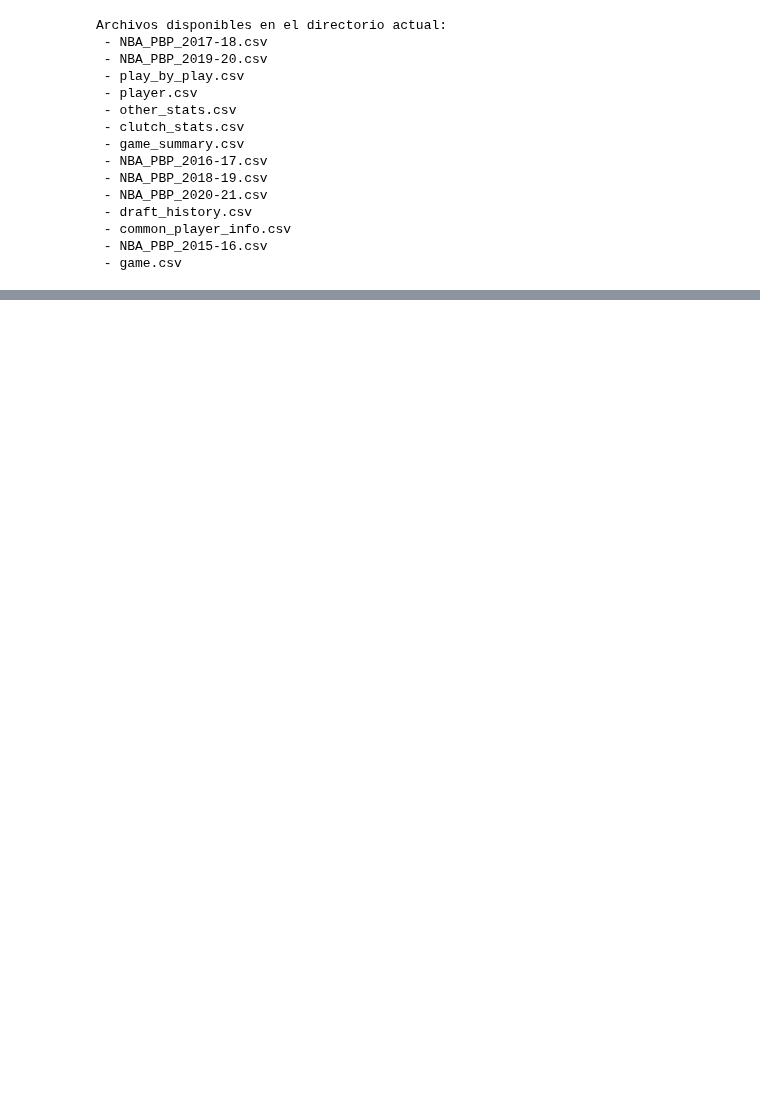
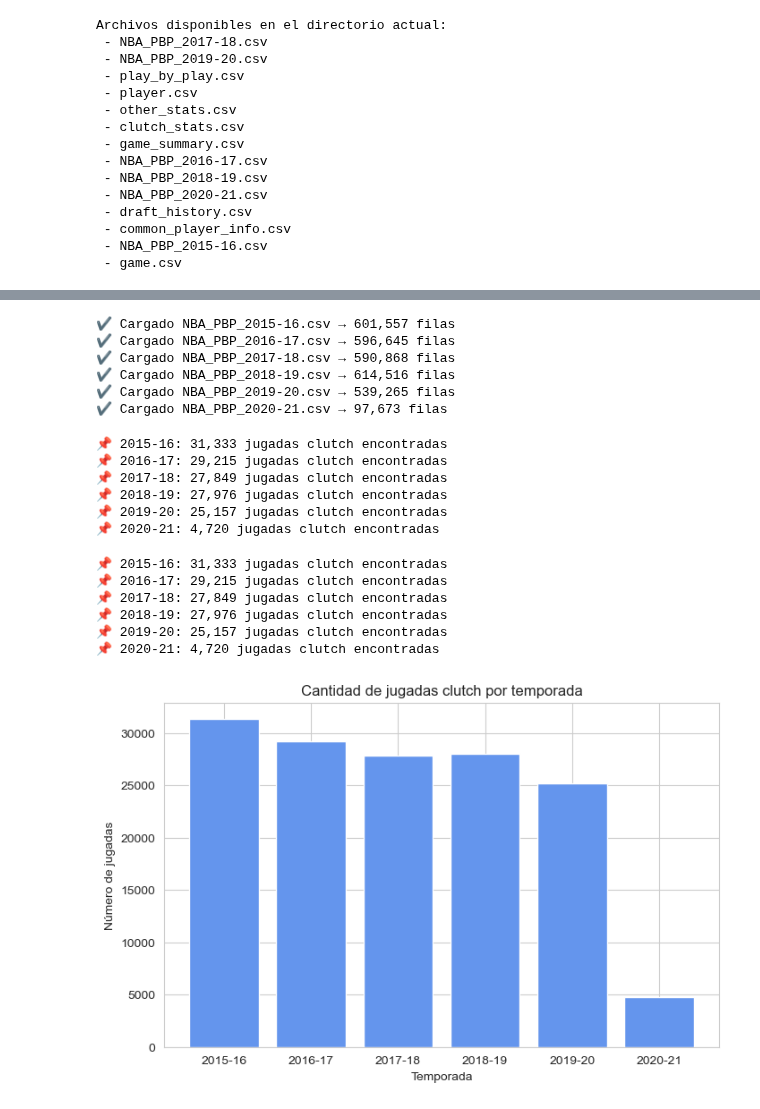
Before and after one commit to jorge-ivan-jimenez-reyes/DataScienceB, a Jupyter notebook: TercerExamen/Presentation.ipynb, the cells around one changed output, grey strips where cells are left out. Drawn from its saved outputs; the diff is of its cells as text; code cells hidden in the pictures; blank space fills up the shorter version.

```diff
--- a/TercerExamen/Presentation.ipynb
+++ b/TercerExamen/Presentation.ipynb
@@ -34,0 +160,64 @@ Archivos disponibles en el directorio actual:
+# %%
+dataframes_pbp = {}
+for archivo in archivos_pbp:
+    temporada = archivo.split("_")[-1].replace(".csv", "")
+    df = pd.read_csv(os.path.join(base_path, archivo))
+    dataframes_pbp[temporada] = df
+    print(f"✔️ Cargado {archivo} → {df.shape[0]:,} filas")
+# %% [output]
+✔️ Cargado NBA_PBP_2015-16.csv → 601,557 filas
+✔️ Cargado NBA_PBP_2016-17.csv → 596,645 filas
+✔️ Cargado NBA_PBP_2017-18.csv → 590,868 filas
+✔️ Cargado NBA_PBP_2018-19.csv → 614,516 filas
+✔️ Cargado NBA_PBP_2019-20.csv → 539,265 filas
+✔️ Cargado NBA_PBP_2020-21.csv → 97,673 filas
+# %%
+def extraer_jugadas_clutch(df):
+    df = df.copy()
+    df = df[df["Quarter"] >= 4]  # Último cuarto o tiempo extra
+    df["ScoreDiff"] = (df["HomeScore"] - df["AwayScore"]).abs()
+    return df[(df["SecLeft"] <= 300) & (df["ScoreDiff"] <= 5)]
+
+jugadas_clutch = {}
+for temporada, df in dataframes_pbp.items():
+    clutch_df = extraer_jugadas_clutch(df)
+    jugadas_clutch[temporada] = clutch_df
+    print(f"📌 {temporada}: {len(clutch_df):,} jugadas clutch encontradas")
+# %% [output]
+📌 2015-16: 31,333 jugadas clutch encontradas
+📌 2016-17: 29,215 jugadas clutch encontradas
+📌 2017-18: 27,849 jugadas clutch encontradas
+📌 2018-19: 27,976 jugadas clutch encontradas
+📌 2019-20: 25,157 jugadas clutch encontradas
+📌 2020-21: 4,720 jugadas clutch encontradas
+# %%
+def extraer_jugadas_clutch(df):
+    df = df.copy()
+    df = df[df["Quarter"] >= 4]  # Último cuarto o tiempo extra
+    df["ScoreDiff"] = (df["HomeScore"] - df["AwayScore"]).abs()
+    return df[(df["SecLeft"] <= 300) & (df["ScoreDiff"] <= 5)]
+
+jugadas_clutch = {}
+for temporada, df in dataframes_pbp.items():
+    clutch_df = extraer_jugadas_clutch(df)
+    jugadas_clutch[temporada] = clutch_df
+    print(f"📌 {temporada}: {len(clutch_df):,} jugadas clutch encontradas")
+# %% [output]
+📌 2015-16: 31,333 jugadas clutch encontradas
+📌 2016-17: 29,215 jugadas clutch encontradas
+📌 2017-18: 27,849 jugadas clutch encontradas
+📌 2018-19: 27,976 jugadas clutch encontradas
+📌 2019-20: 25,157 jugadas clutch encontradas
+📌 2020-21: 4,720 jugadas clutch encontradas
+# %%
+import matplotlib.pyplot as plt
+
+cantidades = {t: len(df) for t, df in jugadas_clutch.items()}
+plt.figure(figsize=(8, 5))
+plt.bar(cantidades.keys(), cantidades.values(), color="cornflowerblue")
+plt.title("Cantidad de jugadas clutch por temporada")
+plt.ylabel("Número de jugadas")
+plt.xlabel("Temporada")
+plt.show()
+# %% [output]
+[figure, added]
```
Also changed, not shown: parts of 4 cells of this notebook.
